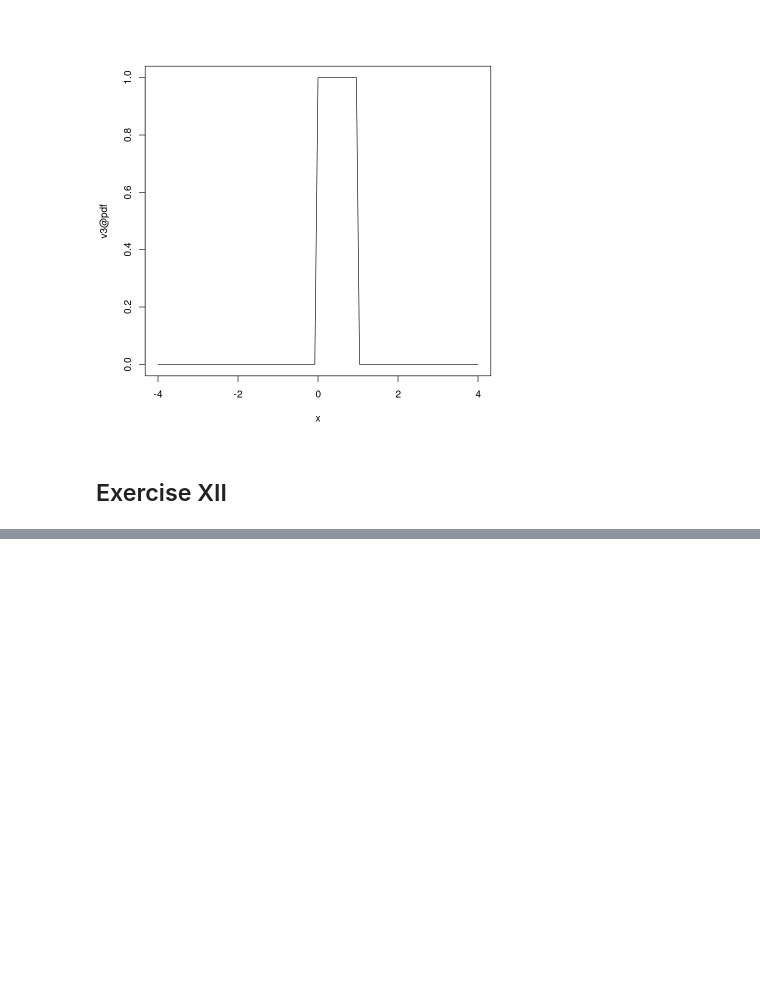
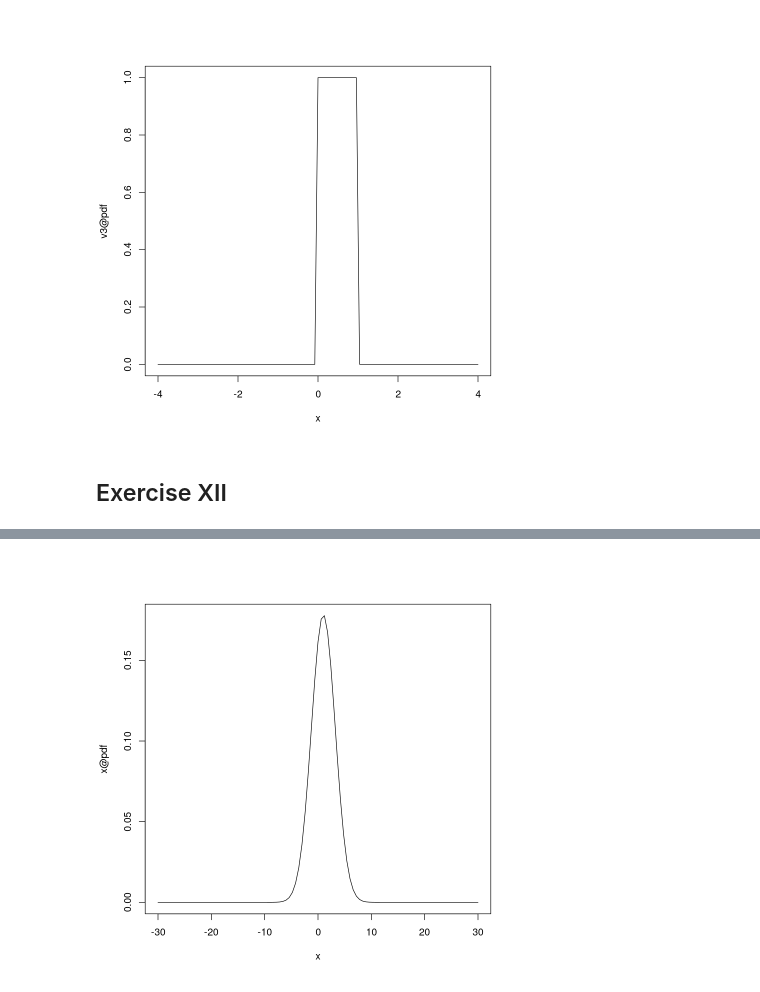
Before and after one commit to Unibuc4Ever/Statistics, a Jupyter notebook: Demo.ipynb, the cells around one changed output, grey strips where cells are left out. Cells and saved outputs as stored; diff of their text form; code cells hidden in the pictures; blank space fills up the shorter version.

```diff
--- a/Demo.ipynb
+++ b/Demo.ipynb
@@ -310,0 +284,5 @@ ERROR: Error in validObject(.Object): invalid class “CoreVariable” object: D
+# %%
+v4 <- 2 * v1 - v2
+plot(v4)
+# %% [output]
+[figure, added]
```
Also changed, not shown: parts of 10 cells of this notebook, 4 other files.
